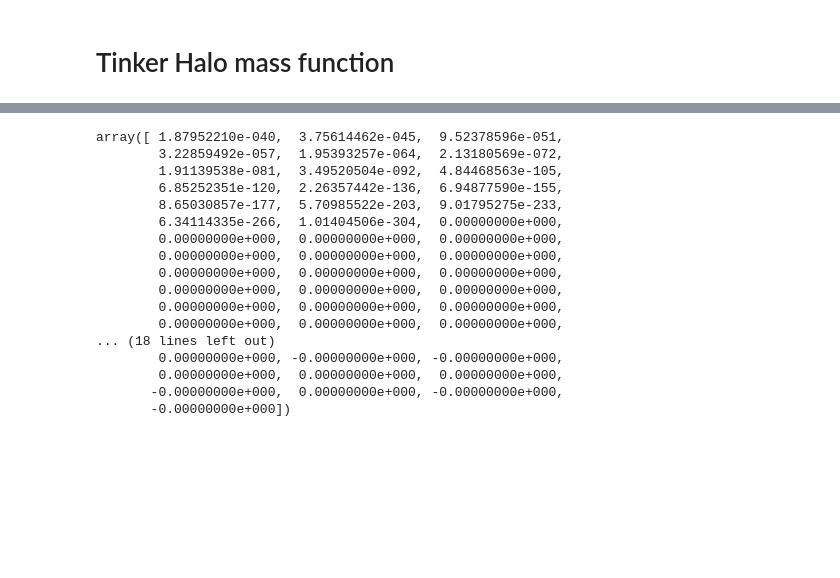
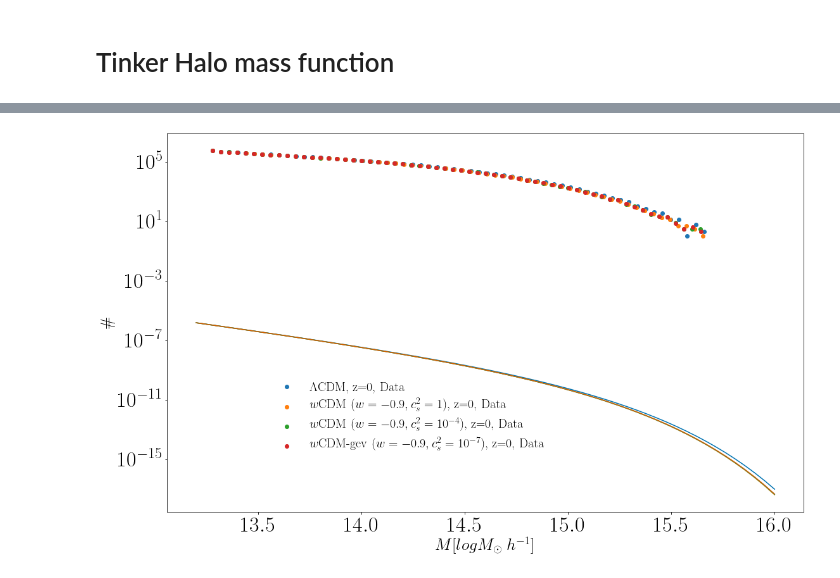
Before and after one commit to FarbodHassani/Doppler_RSD_N-body, a Jupyter notebook: Analysis-notebooks/Halo_mass_function.ipynb, the cells around one changed output, grey strips where cells are left out. Drawn from its saved outputs; the diff is of its cells as text; code cells hidden in the pictures; blank space fills up the shorter version.

```diff
--- a/Analysis-notebooks/Halo_mass_function.ipynb
+++ b/Analysis-notebooks/Halo_mass_function.ipynb
@@ -205,20 +247,59 @@ np.shape(HMF)
-# %%
-HMF
-# %% [output]
-array([ 1.87952210e-040,  3.75614462e-045,  9.52378596e-051,
-        3.22859492e-057,  1.95393257e-064,  2.13180569e-072,
-        1.91139538e-081,  3.49520504e-092,  4.84468563e-105,
-        6.85252351e-120,  2.26357442e-136,  6.94877590e-155,
-        8.65030857e-177,  5.70985522e-203,  9.01795275e-233,
-        6.34114335e-266,  1.01404506e-304,  0.00000000e+000,
-        0.00000000e+000,  0.00000000e+000,  0.00000000e+000,
-        0.00000000e+000,  0.00000000e+000,  0.00000000e+000,
-        0.00000000e+000,  0.00000000e+000,  0.00000000e+000,
-        0.00000000e+000,  0.00000000e+000,  0.00000000e+000,
-        0.00000000e+000,  0.00000000e+000,  0.00000000e+000,
-        0.00000000e+000,  0.00000000e+000,  0.00000000e+000,
-... (18 lines left out)
-        0.00000000e+000, -0.00000000e+000, -0.00000000e+000,
-        0.00000000e+000,  0.00000000e+000,  0.00000000e+000,
-       -0.00000000e+000,  0.00000000e+000, -0.00000000e+000,
-       -0.00000000e+000])
+# %%
+%matplotlib inline
+import matplotlib as mpl
+label_size = 34
+mpl.rcParams['xtick.labelsize'] = label_size
+mpl.rcParams['ytick.labelsize'] = label_size
+fig = matplotlib.pyplot.gcf()
+fig.set_size_inches(18, 11)
+plt.rc('text', usetex=True)
+font = {'family' : 'normal',
+        'weight' : 'bold',
+        'size'   : text_size}
+matplotlib.rc('font', **font)
+
+redshifts = ["0"];
+files_list = ['gev_lcdm','gev_em0','gev_em7','kev_em4','kev_em7'];
+decrip = ["$\Lambda$CDM, ","$w$CDM ($w=-0.9, c_s^2=1$), ", "$w$CDM ($w=-0.9, c_s^2=10^{-4}$), ",
+          "$w$CDM-gev ($w=-0.9, c_s^2=10^{-7}$), ",
+          "$w$CDM-kev ($w=-0.9, c_s^2=10^{-7}$), "]
+l=0
+boxsize=4032;
+for i in [0,1,2,3]: # file
+# for i in [0]: # file
+
+# for i in [0]: # file
+    for j in [0]: # Redshifts
+        redshift ="z="+str(j);
+        # compute halo mass function
+        f = HMF_data
+
+        plt.plot(log10(Masses),HMF['lin']['dNdlogM'][files_list_class[i]]['z='+str(redshifts_class[j])]*boxsize**3 *  ,color=Colors[l])  # density=False would make counts
+
+#         plt.plot(log10(Masses),HMF['lin']['N'][files_list_class[i]]['z='+str(redshifts_class[j])]*boxsize**3 ,color=Colors[l+1], label=decrip[i]+redshift)  # density=False would make counts
+
+#         plt.plot(log10(Masses),HMF['lin']['N'][files_list_class[i]]['z='+str(redshifts_class[j])]*boxsize**3 ,color=Colors[l], label=decrip[i]+redshift)  # density=False would make counts
+
+        redshift ="z="+str(j);
+        bin_edges = HMF['sim']['bin_edges'][files_list[i]][redshift]
+        counts = HMF['sim']['count'][files_list[i]][redshift]
+#         plt.plot(bin_edges[:-1],counts,"o",color=Colors[l], label =decrip[i]+redshift)
+#         plt.errorbar(bin_edges[:-1],counts, yerr=np.sqrt(counts), fmt="o",label =decrip[i]+redshift)
+        bin_edges = HMF['sim']['bin_edges'][files_list[i]][redshift]
+        counts = HMF['sim']['count'][files_list[i]][redshift]
+        fitting = HMF['sim']['fit'][files_list[i]][redshift]
+        hmf_sim = HMF['sim']['der_interp'][files_list[i]][redshift]
+
+        plt.semilogy(bin_edges[:-1],counts,"o", label =decrip[i]+redshift+ ", Data" )
+        #         plt.title('Halo mass function')
+        plt.ylabel('\#')
+        plt.xlabel(r'$M[log M_{\odot} \; h^{-1}$]')
+        plt.yscale('log')
+        plt.legend(fontsize=20,bbox_to_anchor=[0.38,0.25],loc="center",frameon=False)
+
+        l=l+1
+
+
+plt.show()
+# %% [output]
+[figure, added]
```
Also changed, not shown: parts of 18 cells of this notebook, 3 other files.
